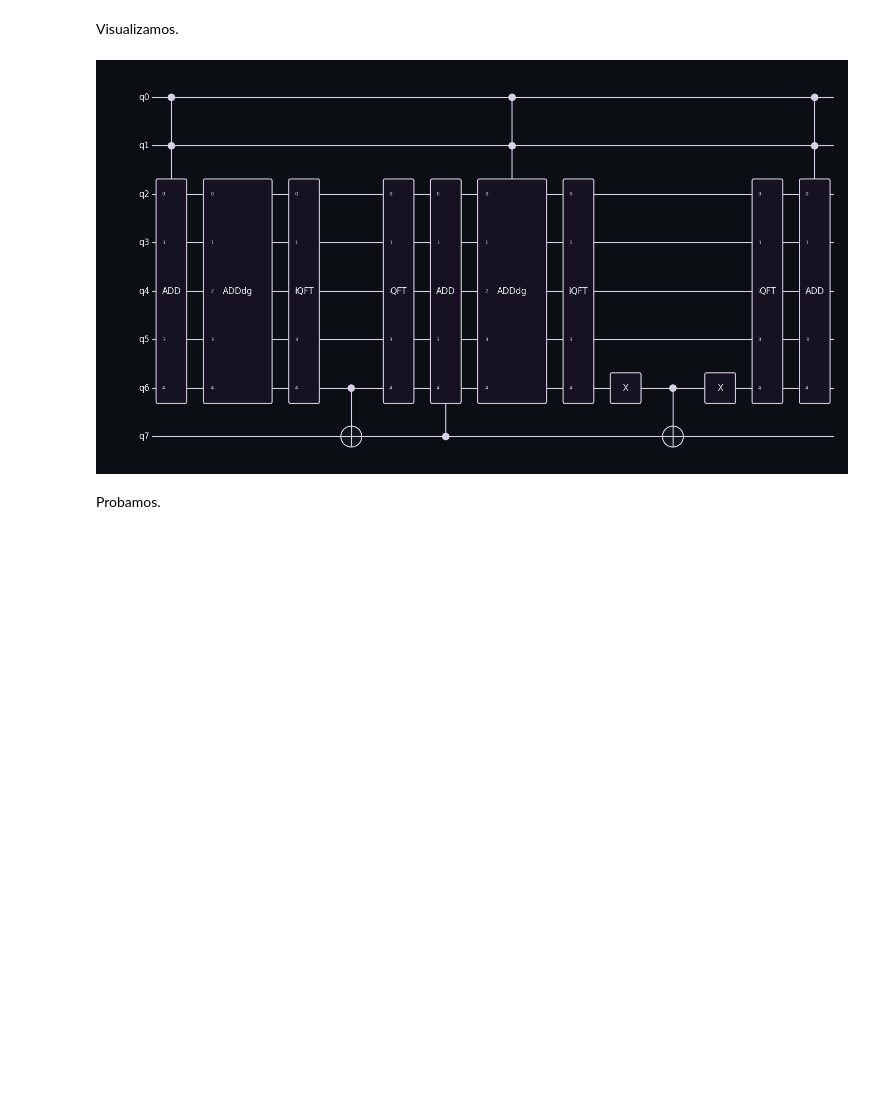
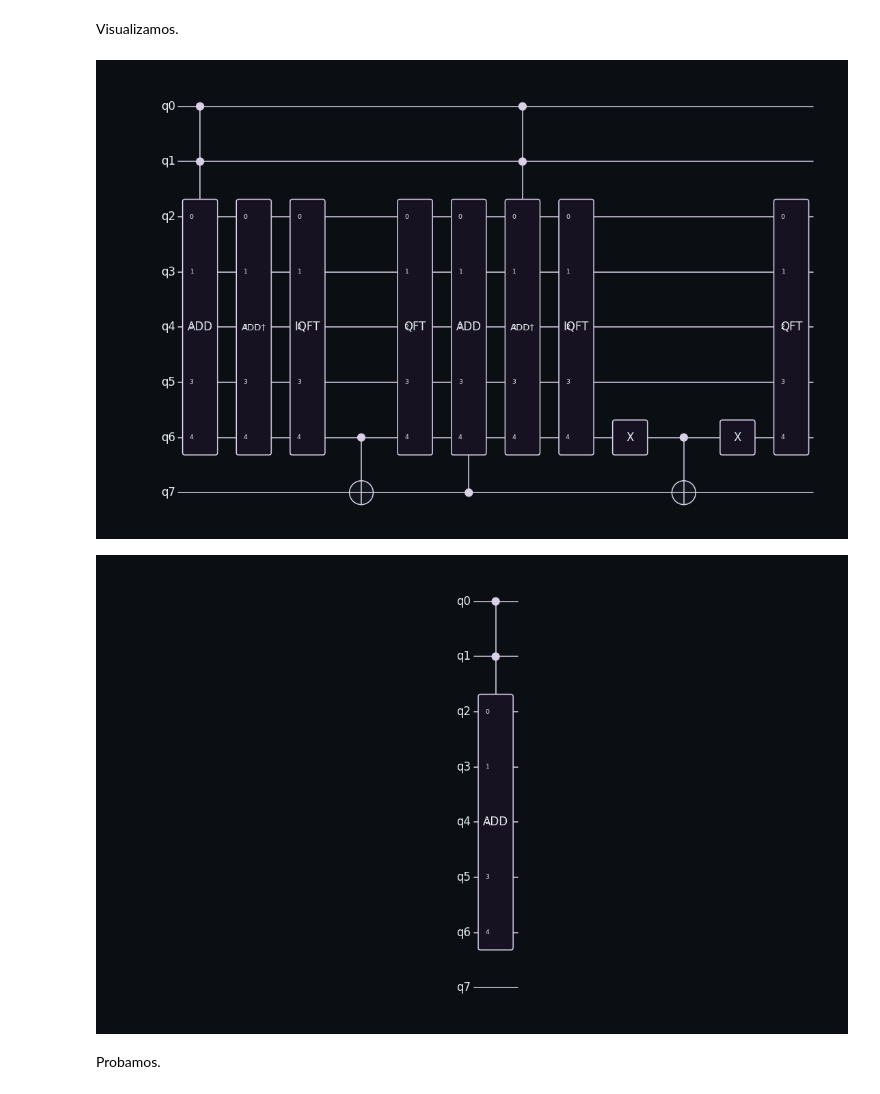
Before and after one commit to DOKOS-TAYOS/Curso_Algoritmos_Cuanticos_Qiskit, a Jupyter notebook: 7_factorization_algorithms/13_shor_2n_plus_3.ipynb, the cells around one changed output. Cells and saved outputs as stored; diff of their text form; code cells hidden in the pictures; blank space fills up the shorter version.

```diff
--- a/7_factorization_algorithms/13_shor_2n_plus_3.ipynb
+++ b/7_factorization_algorithms/13_shor_2n_plus_3.ipynb
@@ -18,16 +18,8 @@ Explicación seminario del autor: https://youtu.be/AJqLk4-tzcc
 # %% [markdown]
 ## Librerías
 # %%
-# %matplotlib widget
-from quantum_circuit_drawer import DrawConfig, OutputOptions, draw_quantum_circuit
-from quantum_circuit_drawer import draw_quantum_circuit as _draw_qc
-
-draw_quantum_circuit = lambda x: _draw_qc(x, config=DrawConfig(output=OutputOptions(show=False)))
-from quantum_circuit_drawer import plot_histogram as _plt_hist
-
-def plot_histogram(*x):
-    _plt_hist(*x)
-
+%matplotlib widget
+from quantum_circuit_drawer import plot_histogram, draw_quantum_circuit
 from qiskit import QuantumCircuit, QuantumRegister, ClassicalRegister, transpile
 
 from qiskit_aer import AerSimulator
@@ -346,11 +338,12 @@ Visualizamos.
 # %%
 qc = QuantumCircuit(2+n+1+1)
 qc.append(cc_Mod_ADDER_Gate(n,a,N), range(n+4))
 
 # qc.decompose([f'cc_ADD_mod'], reps=2).draw('mpl')
-draw_quantum_circuit(qc.decompose([f'cc_ADD_mod'], reps=2))
+draw_quantum_circuit(qc.decompose([f'cc_ADD_mod'], reps=2), mode='full')
 # %% [output]
-[figure, old version]
+[figure, new version]
+[figure, added]
 # %% [markdown]
 Probamos.
 # %%
```
Also changed, not shown: parts of 15 cells of this notebook, 12 other files.
